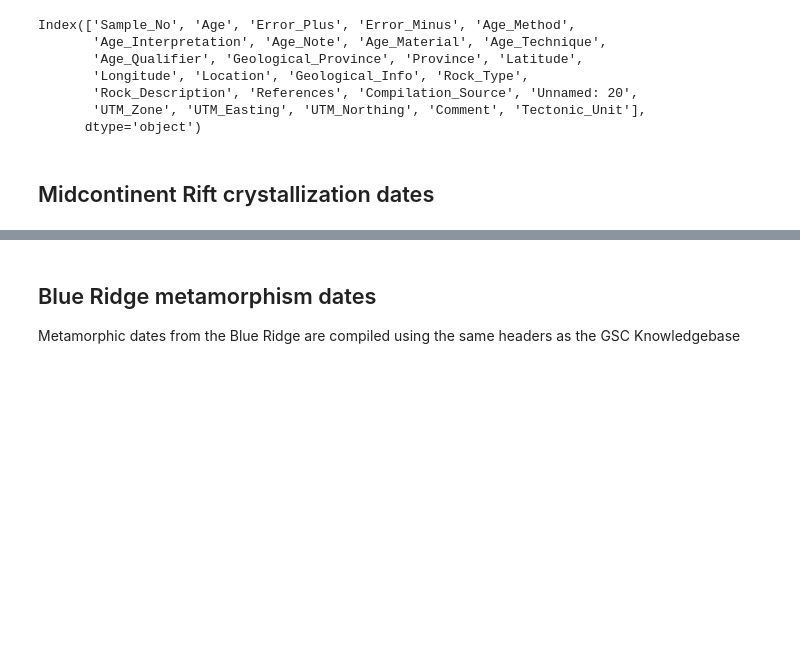
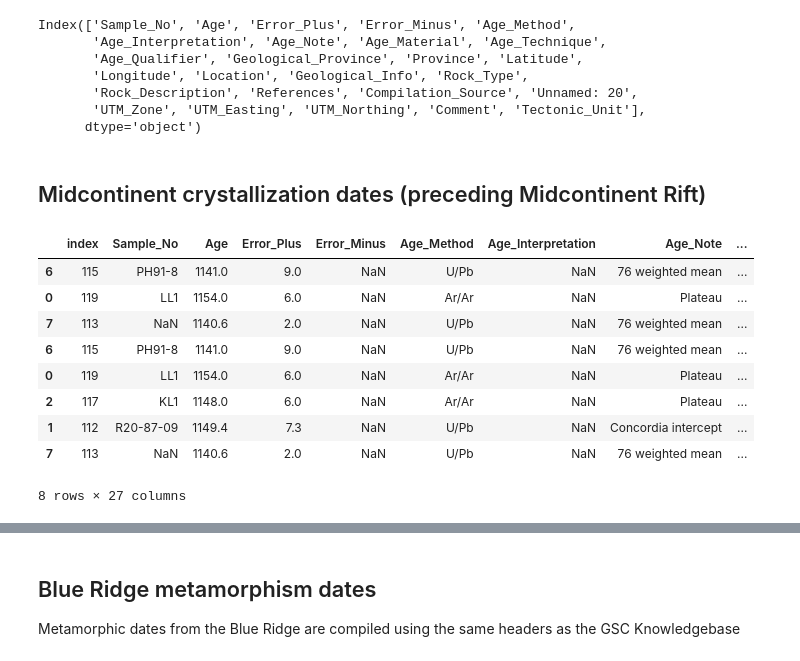
Before and after one commit to Swanson-Hysell/Mesoproterozoic_Turning_Point, a Jupyter notebook: code/Mesoprot_geochron.ipynb, the cells around one changed output, grey strips where cells are left out. Saved outputs shown, nothing was run; the diff lists cells and outputs as text; code cells hidden in the pictures; blank space fills up the shorter version.

```diff
--- a/code/Mesoprot_geochron.ipynb
+++ b/code/Mesoprot_geochron.ipynb
@@ -19,5 +19,5 @@ Index(['Sample_No', 'Age', 'Error_Plus', 'Error_Minus', 'Age_Method',
        'UTM_Zone', 'UTM_Easting', 'UTM_Northing', 'Comment', 'Tectonic_Unit'],
       dtype='object')
 # %% [markdown]
-## Midcontinent Rift crystallization dates
+## Midcontinent crystallization dates (preceding Midcontinent Rift)
 # %%
@@ -32,5 +28,18 @@ Abitibi_dates.reset_index(inplace=True)
 Abitibi_dates_b = Abitibi_dates[Abitibi_dates.Age_Material == 'Baddeleyite']
 Abitibi_dates_perov = Abitibi_dates[Abitibi_dates.Age_Material == 'Perovskite']
 Abitibi_dates_phlog = Abitibi_dates[Abitibi_dates.Age_Material == 'Phlogopite']
+# %%
+Abitibi_dates.sample(n=len(Abitibi_dates),replace = True)
+# %% [output]
+|  | index | Sample_No | Age | Error_Plus | Error_Minus | Age_Method | Age_Interpretation | Age_Note | ... |
+| 6 | 115 | PH91-8 | 1141.0 | 9.0 | NaN | U/Pb | NaN | 76 weighted mean | ... |
+| 0 | 119 | LL1 | 1154.0 | 6.0 | NaN | Ar/Ar | NaN | Plateau | ... |
+| 7 | 113 | NaN | 1140.6 | 2.0 | NaN | U/Pb | NaN | 76 weighted mean | ... |
+| 6 | 115 | PH91-8 | 1141.0 | 9.0 | NaN | U/Pb | NaN | 76 weighted mean | ... |
+| 0 | 119 | LL1 | 1154.0 | 6.0 | NaN | Ar/Ar | NaN | Plateau | ... |
+| 2 | 117 | KL1 | 1148.0 | 6.0 | NaN | Ar/Ar | NaN | Plateau | ... |
+| 1 | 112 | R20-87-09 | 1149.4 | 7.3 | NaN | U/Pb | NaN | Concordia intercept | ... |
+| 7 | 113 | NaN | 1140.6 | 2.0 | NaN | U/Pb | NaN | 76 weighted mean | ... |
+8 rows × 27 columns
 # %%
 fig = plt.figure(figsize=(6,6))
```
Also changed, not shown: parts of 10 cells of this notebook.
